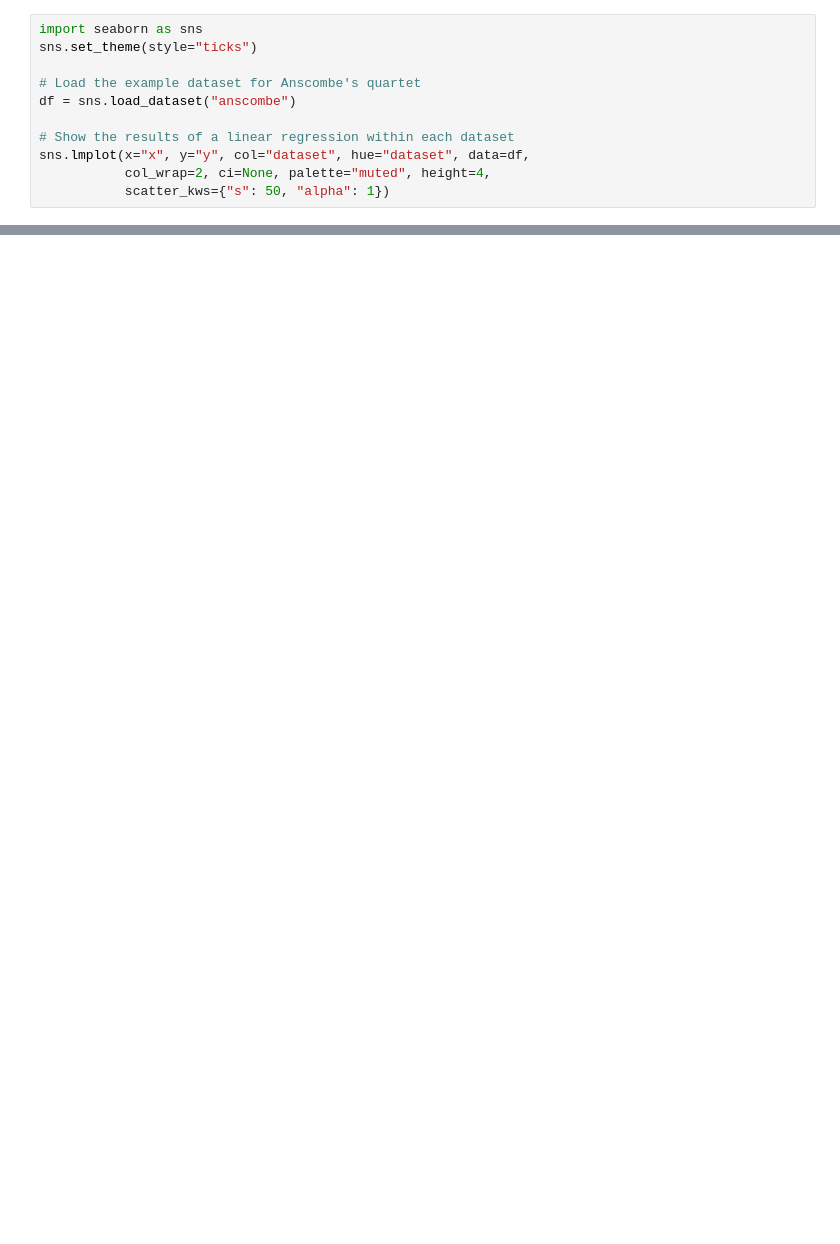
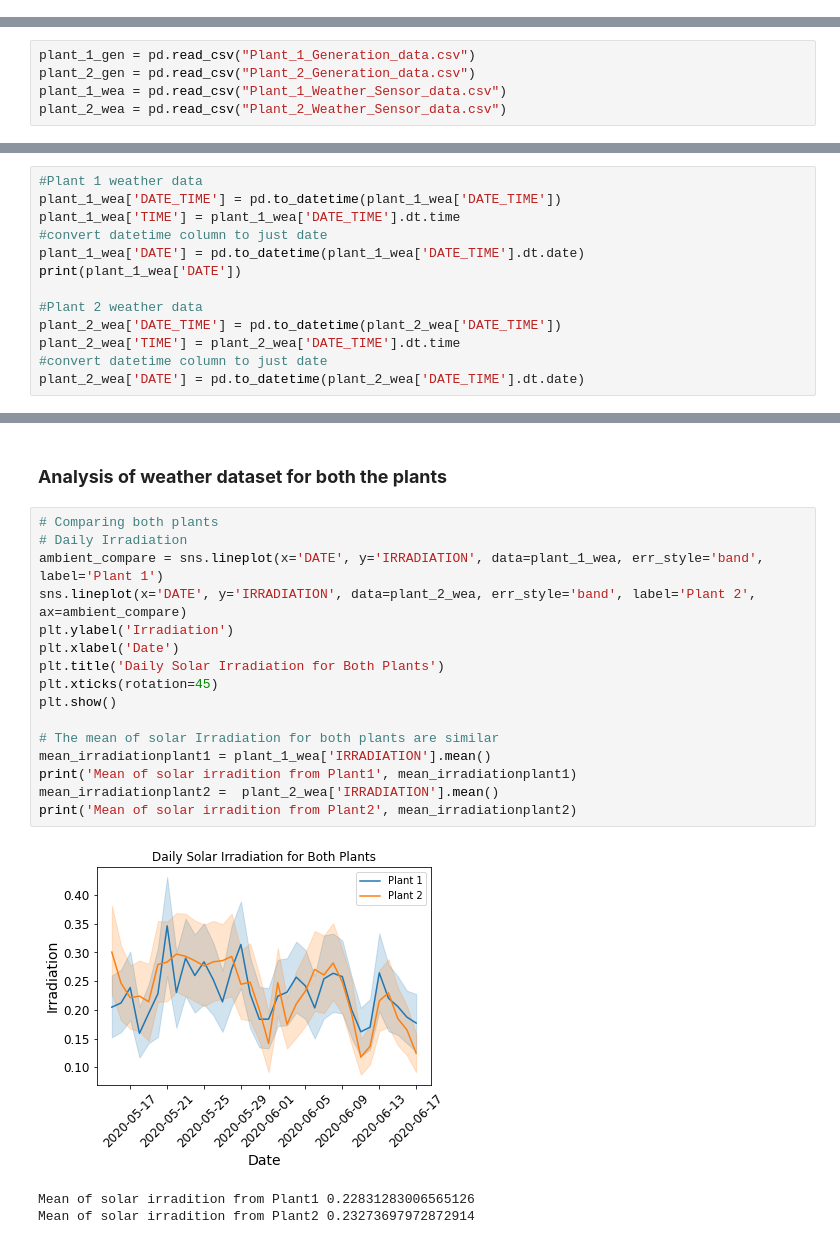
Before and after one commit to YohannesDK/DAT540_Group_11, a Jupyter notebook: DAT540_Group_11.ipynb, the cells around one changed output, grey strips where cells are left out. Cells and saved outputs as stored; diff of their text form; blank space fills up the shorter version.

```diff
--- a/DAT540_Group_11.ipynb
+++ b/DAT540_Group_11.ipynb
@@ -1,11 +0,0 @@
-# %%
-import seaborn as sns
-sns.set_theme(style="ticks")
-
-# Load the example dataset for Anscombe's quartet
-df = sns.load_dataset("anscombe")
-
-# Show the results of a linear regression within each dataset
-sns.lmplot(x="x", y="y", col="dataset", hue="dataset", data=df,
-           col_wrap=2, ci=None, palette="muted", height=4,
-           scatter_kws={"s": 50, "alpha": 1})
@@ -14,0 +37,5 @@ sns.lmplot(x="x", y="y", col="dataset", hue="dataset", data=df,
+# %%
+plant_1_gen = pd.read_csv("Plant_1_Generation_data.csv")
+plant_2_gen = pd.read_csv("Plant_2_Generation_data.csv")
+plant_1_wea = pd.read_csv("Plant_1_Weather_Sensor_data.csv")
+plant_2_wea = pd.read_csv("Plant_2_Weather_Sensor_data.csv")
@@ -14,0 +149,13 @@ sns.lmplot(x="x", y="y", col="dataset", hue="dataset", data=df,
+# %%
+#Plant 1 weather data
+plant_1_wea['DATE_TIME'] = pd.to_datetime(plant_1_wea['DATE_TIME'])
+plant_1_wea['TIME'] = plant_1_wea['DATE_TIME'].dt.time
+#convert datetime column to just date
+plant_1_wea['DATE'] = pd.to_datetime(plant_1_wea['DATE_TIME'].dt.date)
+print(plant_1_wea['DATE'])
+
+#Plant 2 weather data
+plant_2_wea['DATE_TIME'] = pd.to_datetime(plant_2_wea['DATE_TIME'])
+plant_2_wea['TIME'] = plant_2_wea['DATE_TIME'].dt.time
+#convert datetime column to just date
+plant_2_wea['DATE'] = pd.to_datetime(plant_2_wea['DATE_TIME'].dt.date)
@@ -14,0 +175,22 @@ sns.lmplot(x="x", y="y", col="dataset", hue="dataset", data=df,
+# %% [markdown]
+### **Analysis of weather dataset for both the plants**
+# %%
+# Comparing both plants
+# Daily Irradiation
+ambient_compare = sns.lineplot(x='DATE', y='IRRADIATION', data=plant_1_wea, err_style='band', label='Plant 1')
+sns.lineplot(x='DATE', y='IRRADIATION', data=plant_2_wea, err_style='band', label='Plant 2', ax=ambient_compare)
+plt.ylabel('Irradiation')
+plt.xlabel('Date')
+plt.title('Daily Solar Irradiation for Both Plants')
+plt.xticks(rotation=45)
+plt.show()
+
+# The mean of solar Irradiation for both plants are similar
+mean_irradiationplant1 = plant_1_wea['IRRADIATION'].mean()
+print('Mean of solar irradition from Plant1', mean_irradiationplant1)
+mean_irradiationplant2 =  plant_2_wea['IRRADIATION'].mean()
+print('Mean of solar irradition from Plant2', mean_irradiationplant2)
+# %% [output]
+[figure, added]
+Mean of solar irradition from Plant1 0.22831283006565126
+Mean of solar irradition from Plant2 0.23273697972872914
```
Also changed, not shown: parts of 53 cells of this notebook.
